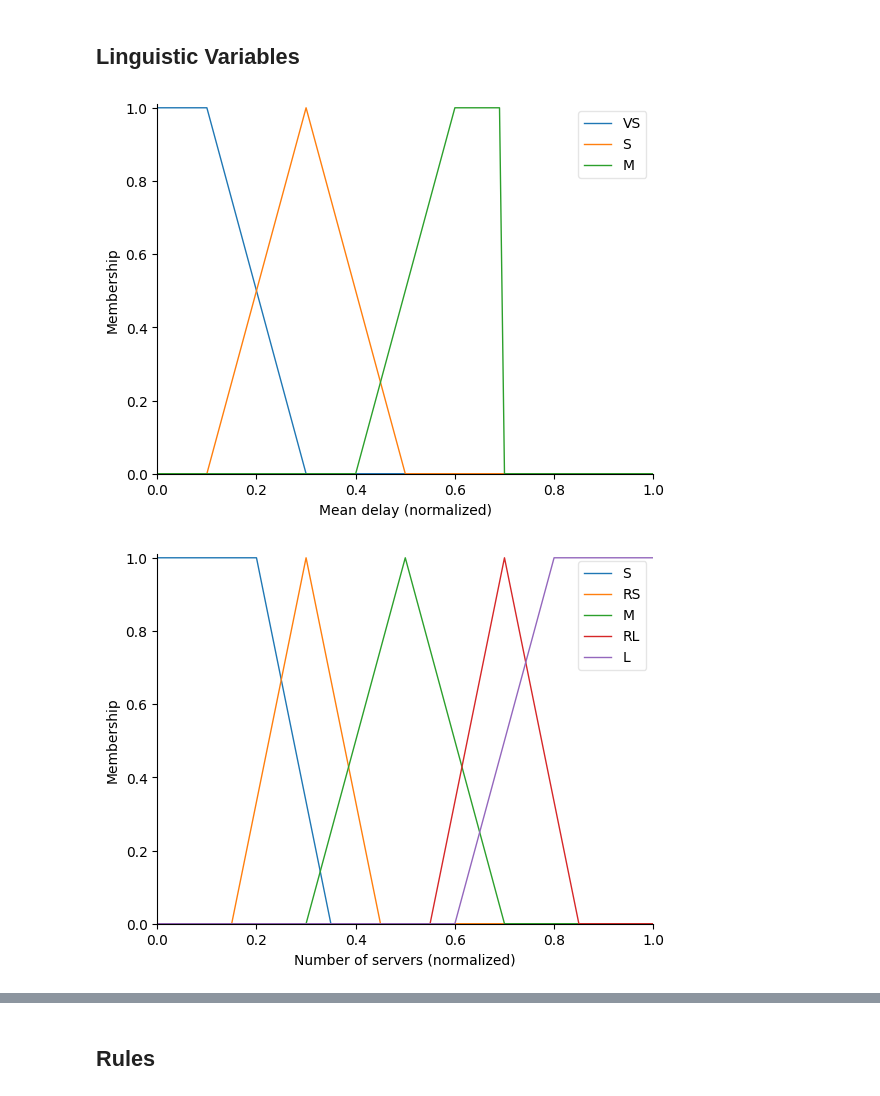
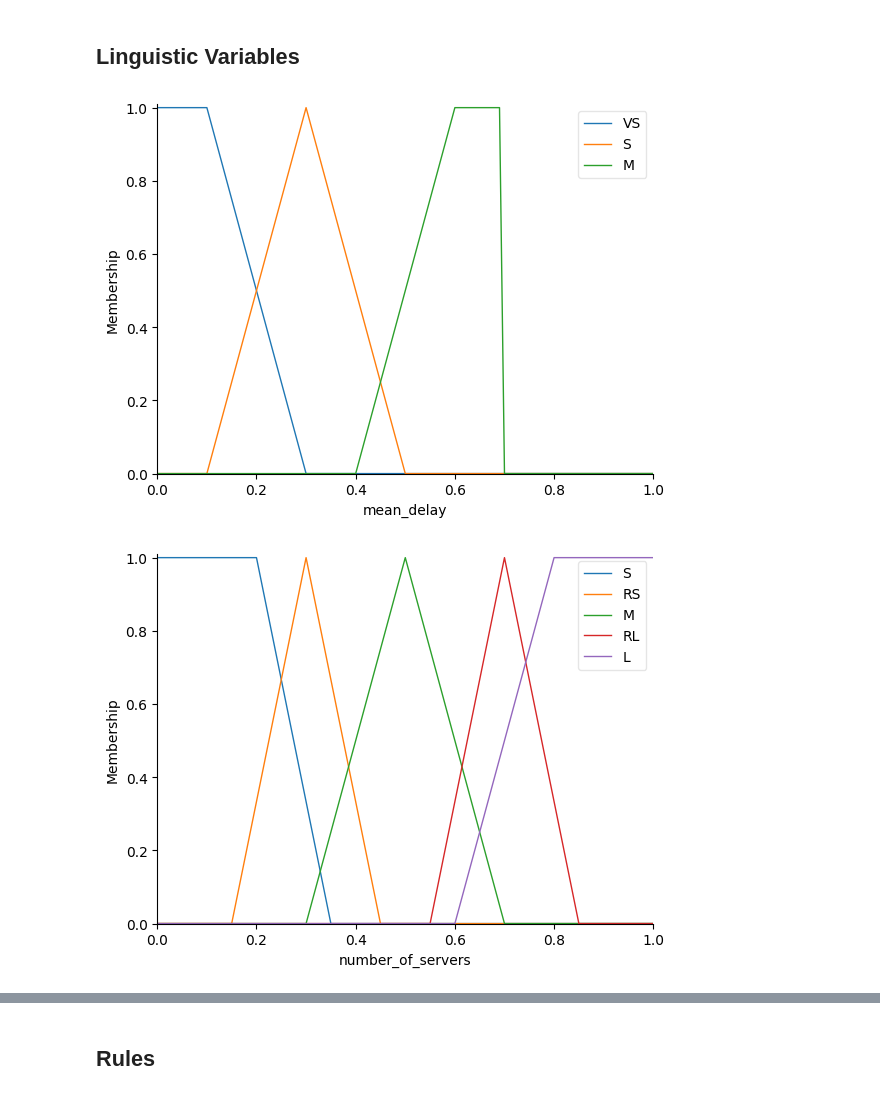
Before and after one commit to brian-vdb/intelligent-systems, a Jupyter notebook: fuzzy-logics.ipynb, the cells around one changed output, grey strips where cells are left out. Saved outputs shown, nothing was run; the diff lists cells and outputs as text; code cells hidden in the pictures.

```diff
--- a/fuzzy-logics.ipynb
+++ b/fuzzy-logics.ipynb
@@ -28,20 +28,20 @@ matplotlib: 3.8.2
 # %%
 # Define the universe (linespace)
 universe = np.arange(0.00, 1.01, 0.01)
 
 # Mean delay Antecedent
-m = ctrl.Antecedent(universe, 'Mean delay (normalized)')
+m = ctrl.Antecedent(universe, 'mean_delay')
 m['VS'] = fuzz.trapmf(m.universe, [0.0, 0.0, 0.1, 0.3])
 m['S'] = fuzz.trimf(m.universe, [0.1, 0.3, 0.5])
 m['M'] = fuzz.trapmf(m.universe, [0.4, 0.6, 0.7, 0.7])
 
 # Display the Mean delay Membership Functions
 m.view()
 # %% [output]
-[figure, old version]
+[figure, new version]
 # %%
 # Number of servers Antecedent
-s = ctrl.Antecedent(universe, 'Number of servers (normalized)')
+s = ctrl.Antecedent(universe, 'number_of_servers')
 s['S'] = fuzz.trapmf(s.universe, [0.0, 0.0, 0.2, 0.35])
 s['RS'] = fuzz.trimf(s.universe, [0.15, 0.3, 0.45])
 s['M'] = fuzz.trimf(s.universe, [0.3, 0.5, 0.7])
@@ -51,6 +51,6 @@ s['L'] = fuzz.trapmf(s.universe, [0.6, 0.8, 1.0, 1.0])
 # Display the Number of servers Membership Functions
 s.view()
 # %% [output]
-[figure, old version]
+[figure, new version]
 # %%
 # Repair utilisation factor Antecedent
```
Also changed, not shown: parts of 4 cells of this notebook.
